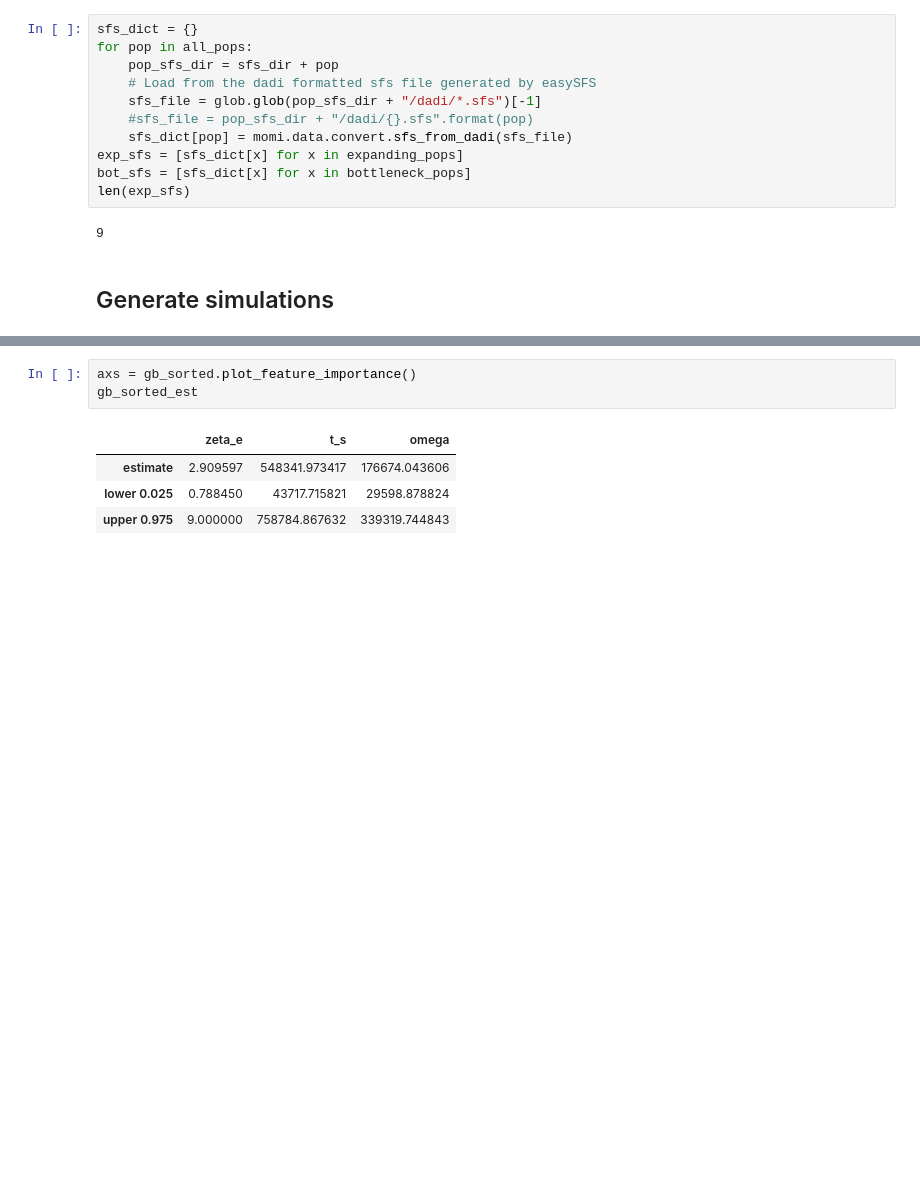
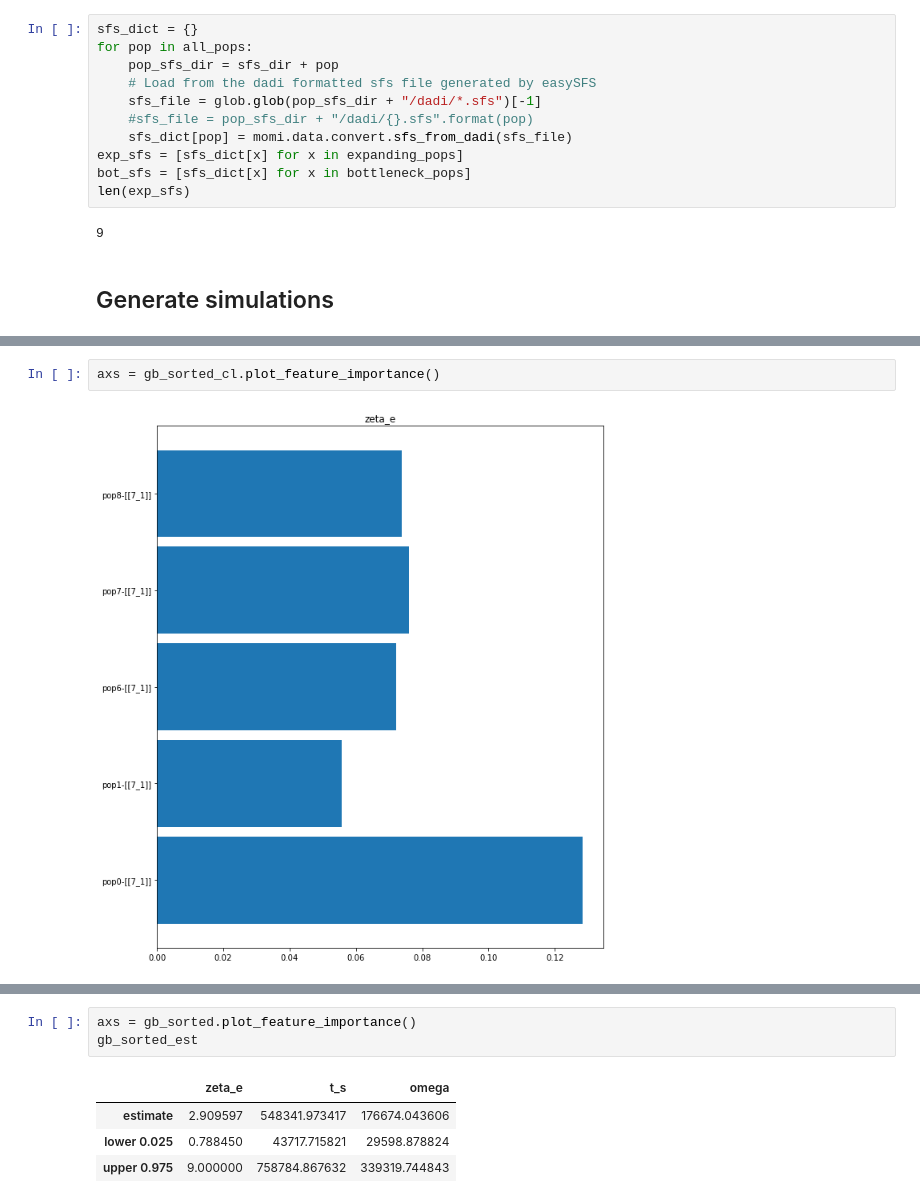
Before and after one commit to isaacovercast/PTA-EasternSnake, a Jupyter notebook: Ecotone_genomics-FitEmpirical-K4Getula.ipynb, the cells around one changed output, grey strips where cells are left out. Drawn from its saved outputs; the diff is of its cells as text; blank space fills up the shorter version.

```diff
--- a/Ecotone_genomics-FitEmpirical-K4Getula.ipynb
+++ b/Ecotone_genomics-FitEmpirical-K4Getula.ipynb
@@ -384,0 +448,4 @@ weighted avg       0.35      0.36      0.35     40000
+# %%
+axs = gb_sorted_cl.plot_feature_importance()
+# %% [output]
+[figure, added]
```
Also changed, not shown: parts of 31 cells of this notebook, 1 other file.
